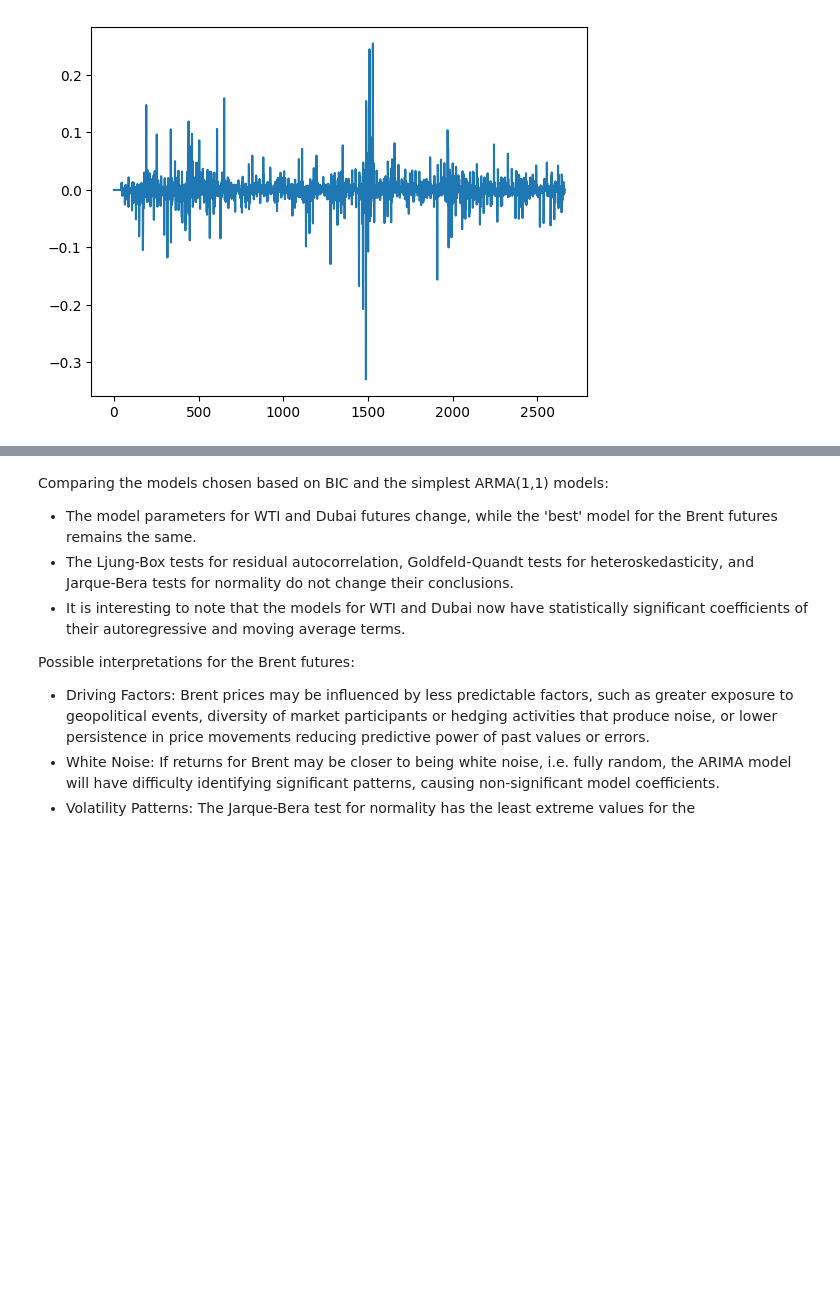
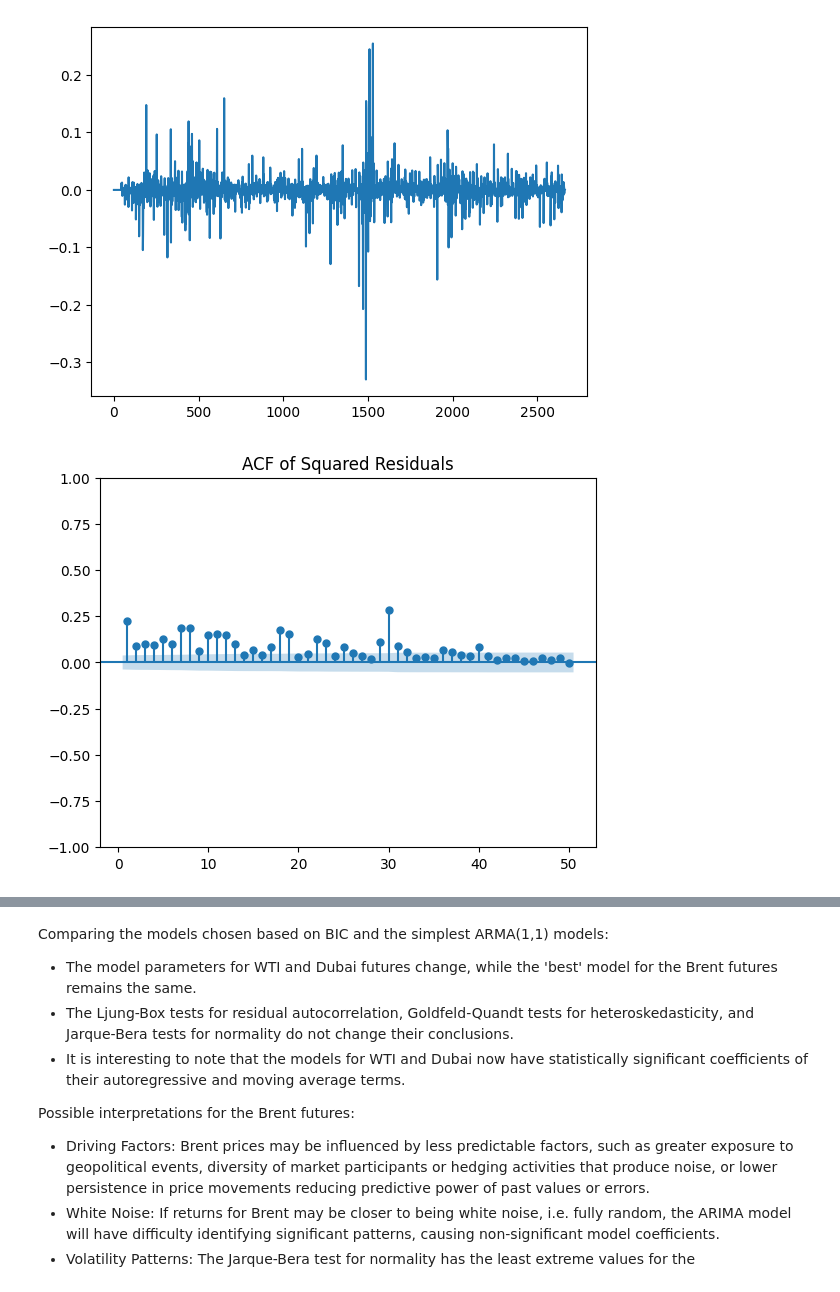
Before and after one commit to fabianbermana/oil_futures_analysis, a Jupyter notebook: scripts/time_series_analysis_basic.ipynb, the cells around one changed output, grey strips where cells are left out. Saved outputs shown, nothing was run; the diff lists cells and outputs as text; code cells hidden in the pictures; blank space fills up the shorter version.

```diff
--- a/scripts/time_series_analysis_1.ipynb
+++ b/scripts/time_series_analysis_basic.ipynb
@@ -455,3 +457,20 @@ Current Degree: (AR:2, MA:3)
 Warnings:
 [1] Covariance matrix calculated using the outer product of gradients (complex-step).
 [figure]
+# %%
+from statsmodels.graphics.tsaplots import plot_acf
+
+# Compute squared residuals
+squared_residuals = models_bic['Change_Brent'].resid ** 2
+
+# Plot ACF of squared residuals
+plot_acf(
+    squared_residuals,
+    alpha=0.05,
+    lags=50,
+    title="ACF of Squared Residuals",
+    zero=False,
+)
+plt.show()
+# %% [output]
+[figure, added]
```
Also changed, not shown: parts of 7 cells of this notebook, 3 other files.
